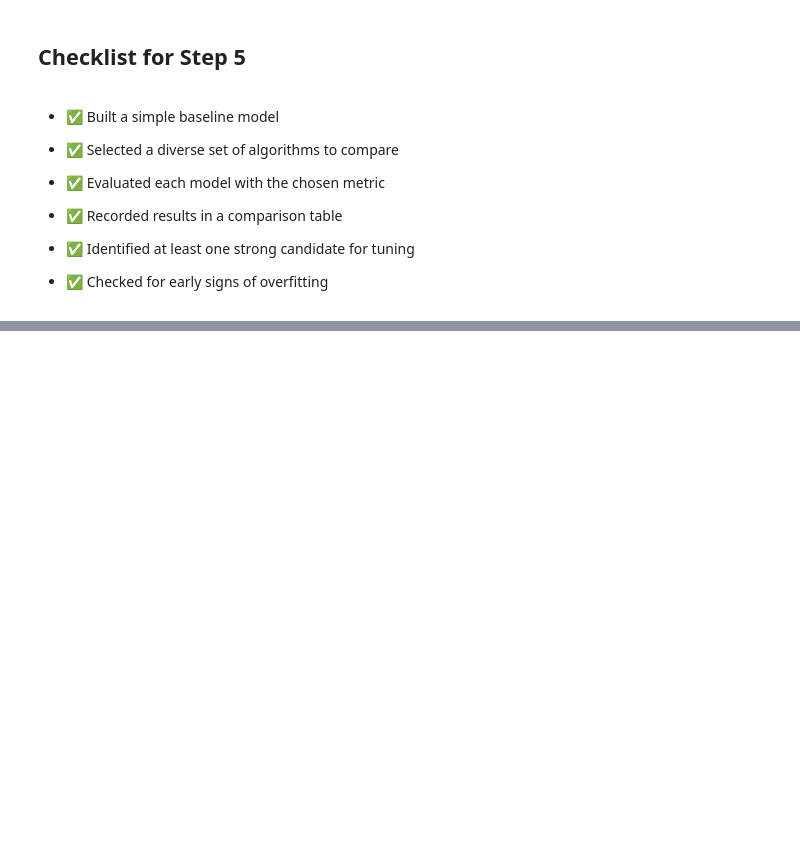
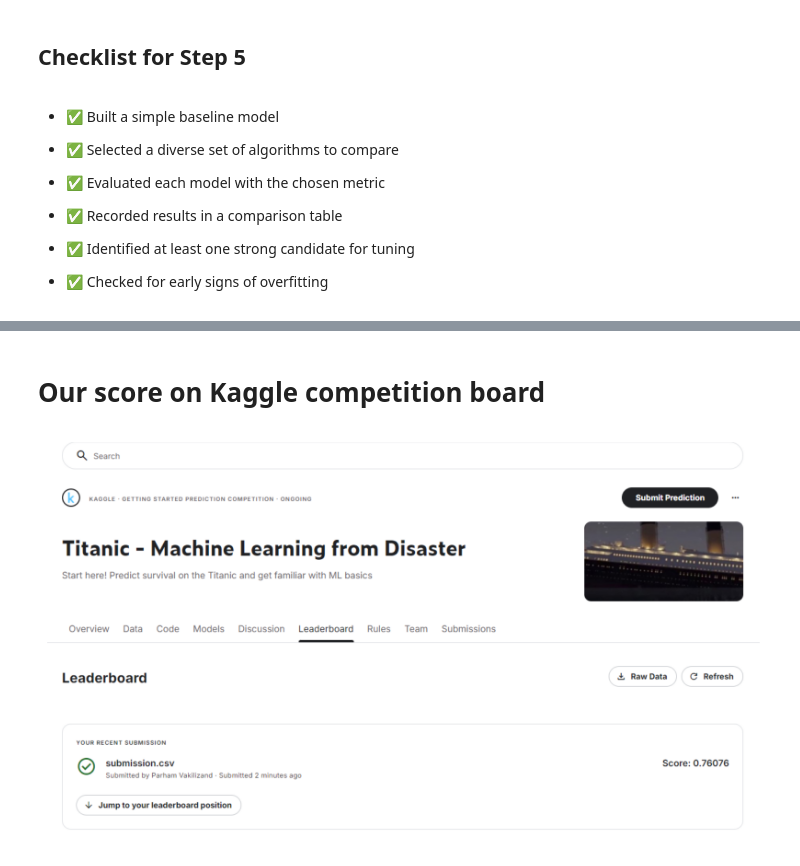
Before and after one commit to parhamvz73/Machine-Learning, a Jupyter notebook: Titanic_classification.ipynb, the cells around one changed output, grey strips where cells are left out. Saved outputs shown, nothing was run; the diff lists cells and outputs as text; code cells hidden in the pictures; blank space fills up the shorter version.

```diff
--- a/Titanic_classification.ipynb
+++ b/Titanic_classification.ipynb
@@ -3304,0 +4444,6 @@ I don’t tune too much yet — the goal is broad comparison, not perfection.
+# %% [markdown]
+# Our score on Kaggle competition board
+# %%
+show_png("/content/drive/MyDrive/ML Projects/Titanic-Disaster/data/score.PNG")
+# %% [output]
+[figure, added]
```
Also changed, not shown: parts of 46 cells of this notebook.
